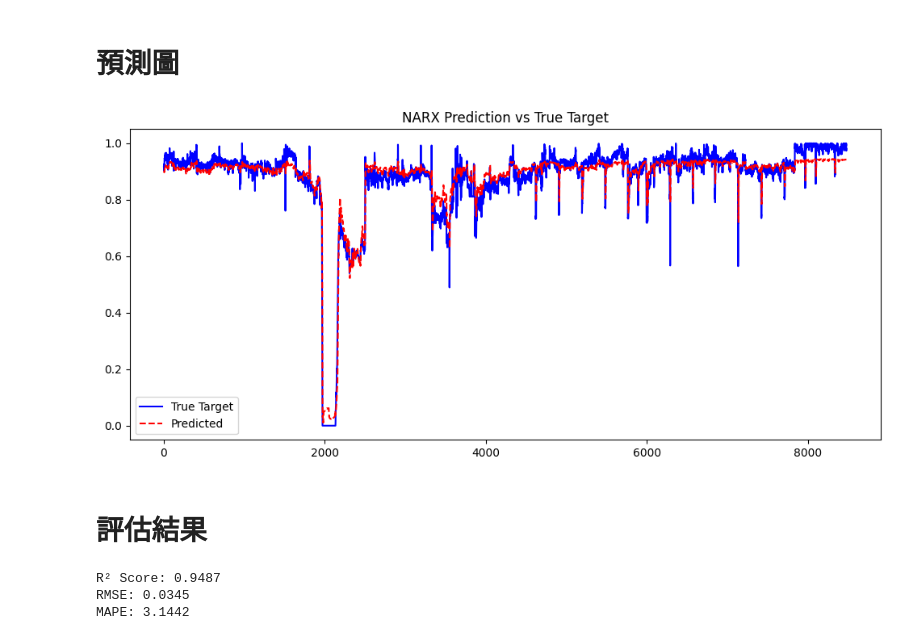
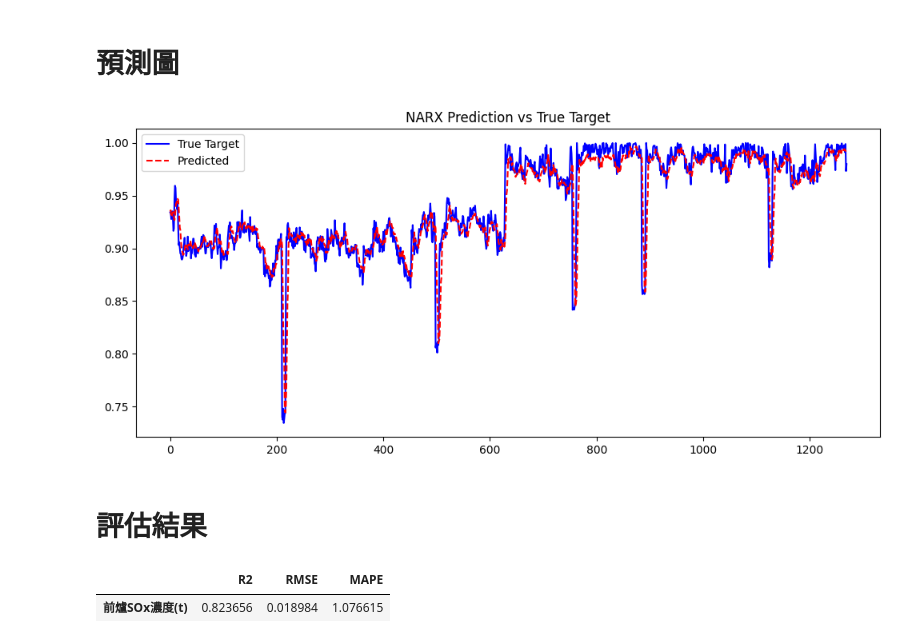
Before and after one commit to skywalker0803r/CFB, a Jupyter notebook: 煙囪排放SOx濃度Y₃.ipynb, the cells around one changed output. Cells and saved outputs as stored; diff of their text form; code cells hidden in the pictures.

```diff
--- a/煙囪排放SOx濃度Y₃.ipynb
+++ b/煙囪排放SOx濃度Y₃.ipynb
@@ -439,0 +399,25 @@ torch.Size([33918, 5, 5]) torch.Size([33918, 5, 1]) torch.Size([33918, 1]) torch
+# %%
+from torch.utils.data import TensorDataset, DataLoader
+
+def train_test_split(X, Y, train_ratio=0.8):
+    total = len(X)
+    train_size = int(total * train_ratio)
+    return (X[:train_size], Y[:train_size],X[train_size:], Y[train_size:])
+
+X_train, Y_train, X_test, Y_test = train_test_split(X,Y)
+print(X_train.shape,Y_train.shape,X_test.shape,Y_test.shape)
+
+import torch
+
+X_train= torch.tensor(X_train.values, dtype=torch.float32)
+Y_train= torch.tensor(Y_train.values, dtype=torch.float32)
+X_test= torch.tensor(X_test.values, dtype=torch.float32)
+Y_test= torch.tensor(Y_test.values, dtype=torch.float32)
+
+# 建立 TensorDataset
+train_dataset = TensorDataset(X_train, Y_train)
+test_dataset = TensorDataset(X_test, Y_test)
+
+# 建立 DataLoader（根據需要調整 batch_size）
+train_loader = DataLoader(train_dataset, batch_size=32, shuffle=True)
+test_loader = DataLoader(test_dataset, batch_size=32, shuffle=False)
@@ -440,18 +426,2 @@ torch.Size([33918, 5, 5]) torch.Size([33918, 5, 1]) torch.Size([33918, 1]) torch
 # %% [markdown]
 # 模型訓練
-# %%
-model = NARX(input_size=x_seq.shape[1], hidden_size=64, output_size=y_seq.shape[1], x_lags=x_lags, y_lags=y_lags)
-optimizer = optim.Adam(model.parameters(), lr=0.001)
-loss_fn = nn.MSELoss()
-train_history = []
-for epoch in range(300):
-    optimizer.zero_grad()
-    y_pred = model(X_train, Y_train)
-    loss = loss_fn(y_pred, T_train)
-    loss.backward()
-    optimizer.step()
-    if epoch % 10 == 0:
-        print(f"Epoch {epoch}, Loss: {loss.item():.4f}")
-    train_history.append(loss.item())
-plt.plot(train_history)
-plt.show()
@@ -479,22 +498,23 @@ Epoch 290, Loss: 0.0018
 # %%
 import matplotlib.pyplot as plt
 
 # 把資料轉為 numpy 以利繪圖
-y_pred_np = model(X_test, Y_test).detach().cpu().numpy().flatten()
-targets_np = T_test.detach().cpu().numpy().flatten()
+y_pred_np = model(X_test).detach().cpu().numpy().flatten()
+targets_np = Y_test.detach().cpu().numpy().flatten()
 
 # 畫圖
 plt.figure(figsize=(12, 5))
 plt.plot(targets_np, label='True Target', color='blue')
 plt.plot(y_pred_np, label='Predicted', color='red', linestyle='--')
 plt.legend()
 plt.title('NARX Prediction vs True Target')
 plt.show()
 # %% [output]
-[figure, old version]
+[figure, new version]
 # %% [markdown]
 # 評估結果
 # %%
+
 from sklearn.metrics import r2_score, mean_squared_error
 import numpy as np
 
@@ -511,10 +531,12 @@ r2 = r2_score(y_true, y_predicted)
 rmse = np.sqrt(mean_squared_error(y_true, y_predicted))
 mape = mean_absolute_percentage_error(y_true, y_predicted)
 
-print(f"R² Score: {r2:.4f}")
-print(f"RMSE: {rmse:.4f}")
-print(f"MAPE: {mape:.4f}")
+res = pd.DataFrame()
+res['R2'] = [r2]
+res['RMSE'] = [rmse]
+res['MAPE'] = [mape]
+res.index = ['前爐SOx濃度(t)']
+res
 # %% [output]
-R² Score: 0.9487
-RMSE: 0.0345
-MAPE: 3.1442
+|  | R2 | RMSE | MAPE |
+| 前爐SOx濃度(t) | 0.823656 | 0.018984 | 1.076615 |
```
Also changed, not shown: parts of 32 cells of this notebook.
